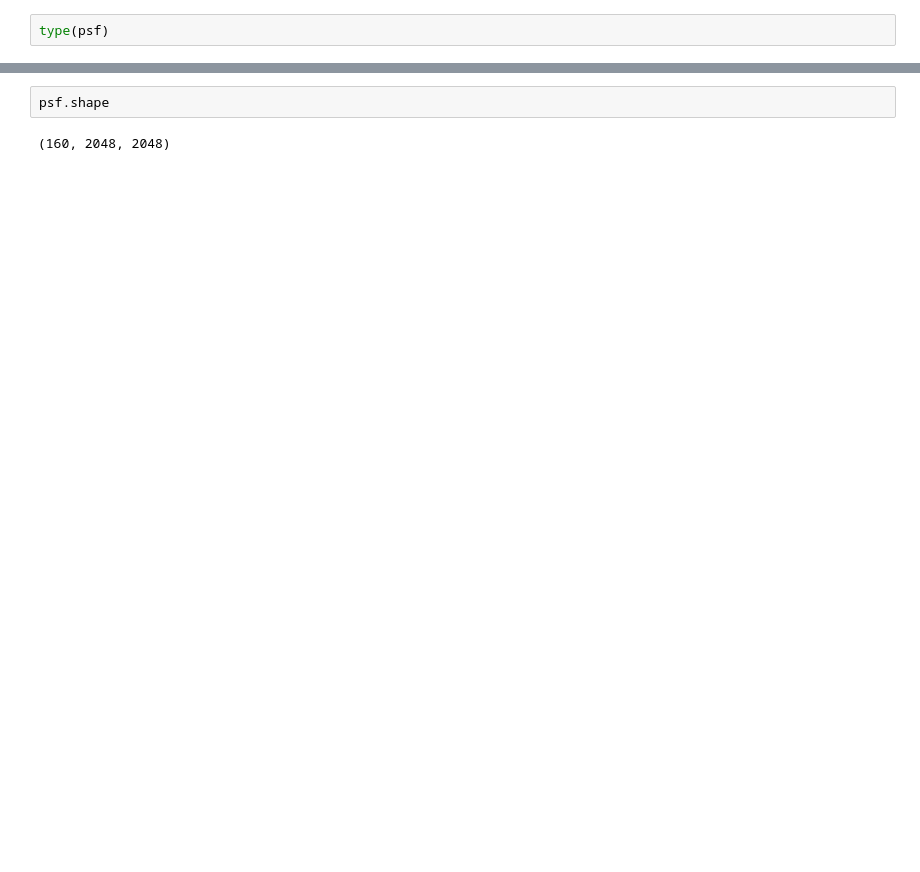
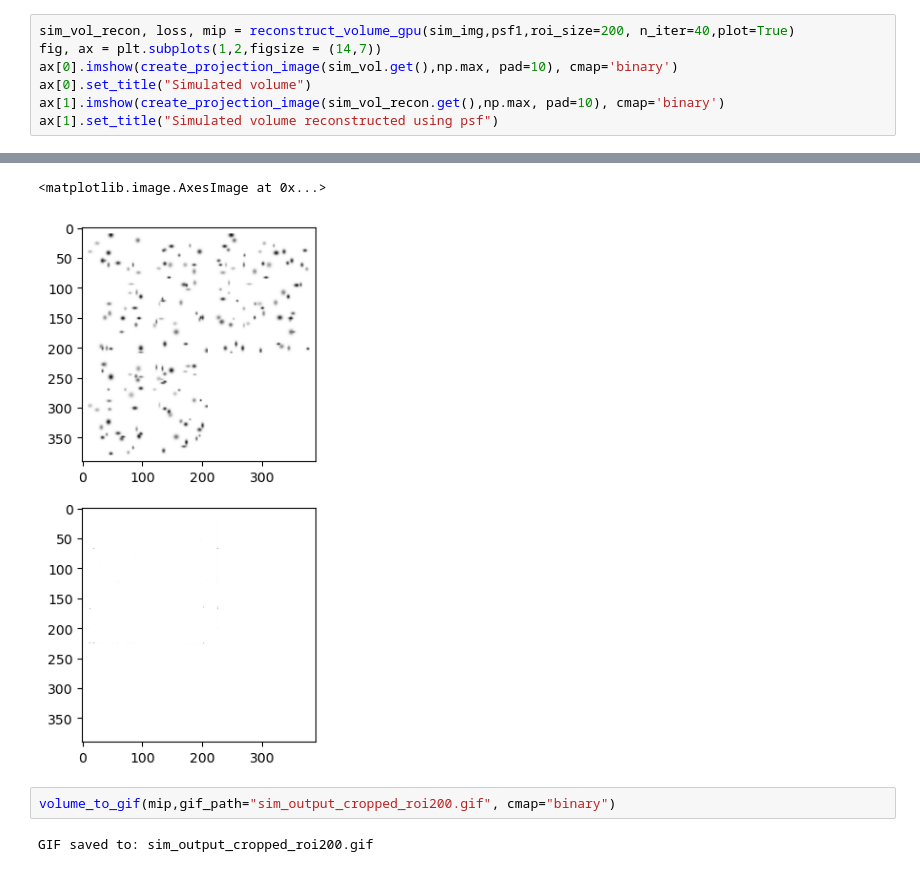
Before and after one commit to LukBorn/LFM, a Jupyter notebook: imaging/deconvolution_test.ipynb, the cells around one changed output, grey strips where cells are left out. Saved outputs shown, nothing was run; the diff lists cells and outputs as text; blank space fills up the shorter version.

```diff
--- a/imaging/deconvolution_test.ipynb
+++ b/imaging/deconvolution_test.ipynb
@@ -148,3 +121,8 @@ plt.imshow(sim_img.get(), cmap='binary')
 # %%
-type(psf)
+sim_vol_recon, loss, mip = reconstruct_volume_gpu(sim_img,psf1,roi_size=200, n_iter=40,plot=True)
+fig, ax = plt.subplots(1,2,figsize = (14,7))
+ax[0].imshow(create_projection_image(sim_vol.get(),np.max, pad=10), cmap='binary')
+ax[0].set_title("Simulated volume")
+ax[1].imshow(create_projection_image(sim_vol_recon.get(),np.max, pad=10), cmap='binary')
+ax[1].set_title("Simulated volume reconstructed using psf")
 # %% [output]
@@ -152,4 +131,6 @@ numpy.ndarray
+<matplotlib.image.AxesImage at 0x...>
+[figure, added]
 # %%
-psf.shape
+volume_to_gif(mip,gif_path="sim_output_cropped_roi200.gif", cmap="binary")
 # %% [output]
-(160, 2048, 2048)
+GIF saved to: sim_output_cropped_roi200.gif
```
Also changed, not shown: parts of 19 cells of this notebook, 6 other files.
